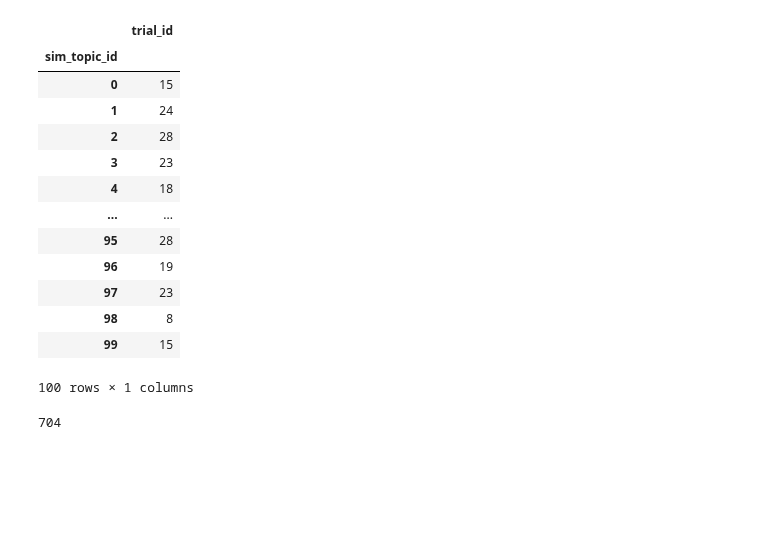
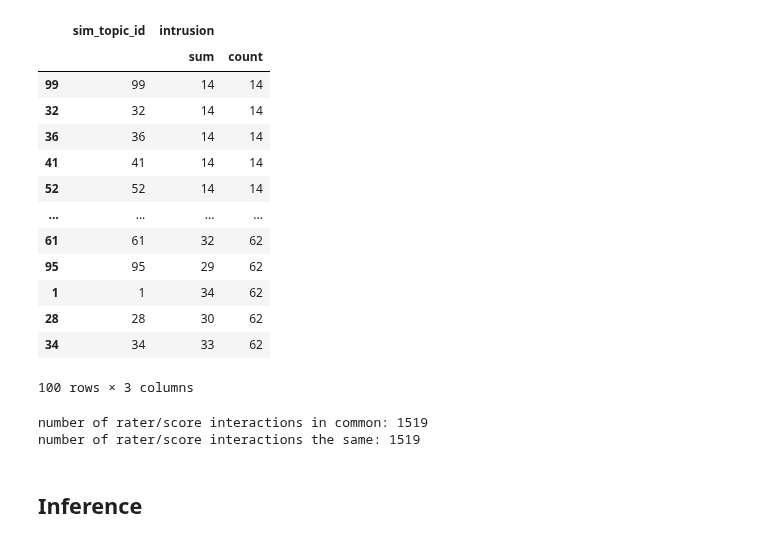
Before and after one commit to imrogerjiang/bayesian-inference-topic-measures, a Jupyter notebook: Checking Optimal Allocation.ipynb, the cells around one changed output. Drawn from its saved outputs; the diff is of its cells as text; code cells hidden in the pictures; blank space fills up the shorter version.

```diff
--- a/Checking Optimal Allocation.ipynb
+++ b/Checking Optimal Allocation.ipynb
@@ -22,3 +85,4 @@ from matplotlib import pyplot as plt
 # %%
-test = pd.read_csv("data/test/score_0.csv")
-testOA = pd.read_csv("data/testOA/score_0.csv")
+sim_id = 47
+test = pd.read_csv(f"data/oa0_test/score_{sim_id}.csv")
+testOA = pd.read_csv(f"data/oa1_test/score_{sim_id}.csv")
@@ -46,20 +110,34 @@ test.groupby("sim_topic_id").agg({"trial_id":"count"})
 # %%
-testOA.groupby("sim_topic_id").agg({"trial_id":"count"})
+# Checking how many times are topics rated in oa0_test vs p
+(testOA.groupby("sim_topic_id")
+ .agg({"intrusion":["sum", "count"]})
+ .reset_index()
+ .sort_values(("intrusion", "count")))
 # %% [output]
-|  | trial_id |
-| sim_topic_id |  |
-| 0 | 15 |
-| 1 | 24 |
-| 2 | 28 |
-| 3 | 23 |
-| 4 | 18 |
-| ... | ... |
-| 95 | 28 |
-| 96 | 19 |
-| 97 | 23 |
-| 98 | 8 |
-| 99 | 15 |
+|  | sim_topic_id | intrusion |  |
+|  |  | sum | count |
+| 99 | 99 | 14 | 14 |
+| 32 | 32 | 14 | 14 |
+| 36 | 36 | 14 | 14 |
+| 41 | 41 | 14 | 14 |
+| 52 | 52 | 14 | 14 |
+| ... | ... | ... | ... |
+| 61 | 61 | 32 | 62 |
+| 95 | 95 | 29 | 62 |
+| 1 | 1 | 34 | 62 |
+| 28 | 28 | 30 | 62 |
+| 34 | 34 | 33 | 62 |
-100 rows × 1 columns
+100 rows × 3 columns
 # %%
-for c in testOA:
-    testOA=testOA.rename(columns={c:c+"OA"})
+b = testOA
+for c in b:
+    b=b.rename(columns={c:c+"OA"})
+
+a = pd.merge(test, b, left_on=["sim_topic_id", "sim_rater_id"],
+            right_on=["sim_topic_idOA", "sim_rater_idOA"], how="inner")
+
+print(f"number of rater/score interactions in common: {len(a)}")
+print(f"number of rater/score interactions the same: {sum(a['intrusion']==a['intrusionOA'])}")
+# %% [output]
+number of rater/score interactions in common: 1519
+number of rater/score interactions the same: 1519
@@ -69,4 +144,2 @@ a = pd.merge(test, testOA, left_on=["sim_topic_id", "sim_rater_id"],
-# %%
-sum(a["intrusion"]==a["intrusionOA"])
-# %% [output]
-704
+# %% [markdown]
+## Inference
```
Also changed, not shown: parts of 35 cells of this notebook, 2 other files.
